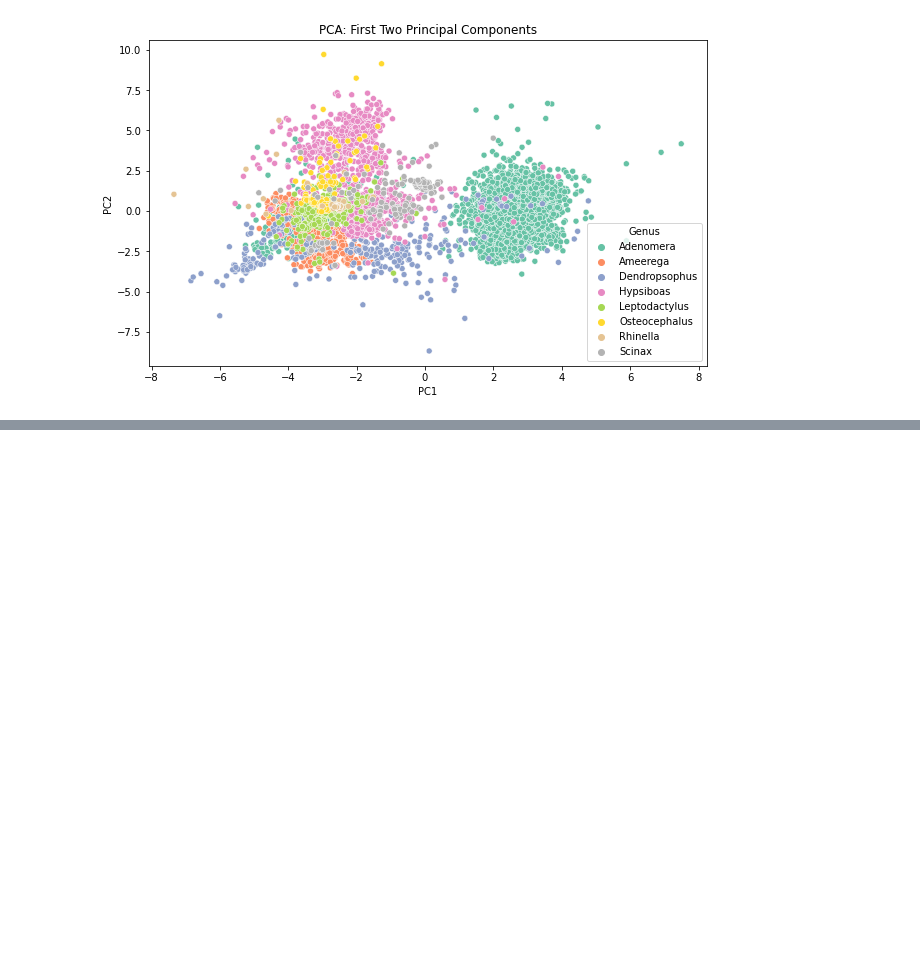
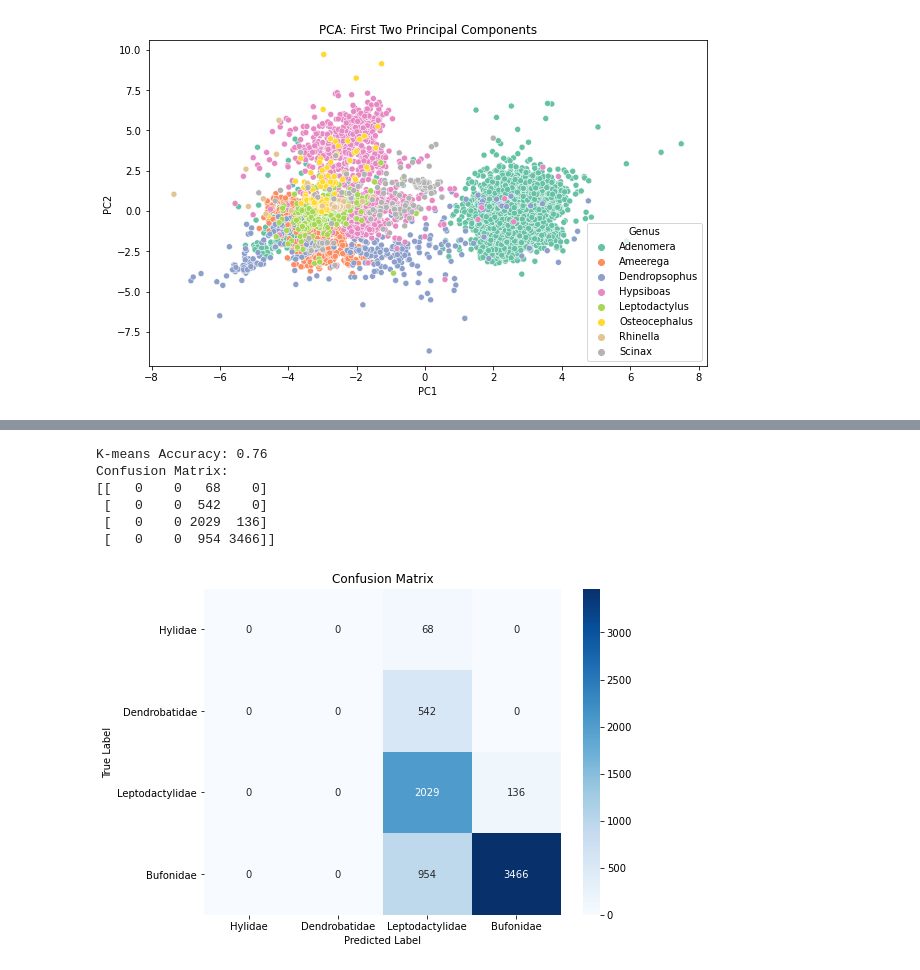
Before and after one commit to loftytopping/DEES_programming_course, a Jupyter notebook: Practical_9.ipynb, the cells around one changed output, grey strips where cells are left out. Saved outputs shown, nothing was run; the diff lists cells and outputs as text; code cells hidden in the pictures; blank space fills up the shorter version.

```diff
--- a/Practical_9.ipynb
+++ b/Practical_9.ipynb
@@ -733,0 +743,71 @@ data_NYC[data_NYC['K-means label']==1]['room_type'].value_counts().plot(kind='ba
+# %%
+from sklearn.preprocessing import StandardScaler
+from sklearn.decomposition import PCA
+from sklearn.cluster import KMeans
+from scipy.stats import mode
+from sklearn.metrics import accuracy_score, confusion_matrix
+import seaborn as sns
+
+# 1) Separate features and target
+features = data_frogs[['MFCCs_ 1', 'MFCCs_ 2', 'MFCCs_ 3', 'MFCCs_ 4', 'MFCCs_ 5', 'MFCCs_ 6',
+       'MFCCs_ 7', 'MFCCs_ 8', 'MFCCs_ 9', 'MFCCs_10', 'MFCCs_11', 'MFCCs_12',
+       'MFCCs_13', 'MFCCs_14', 'MFCCs_15', 'MFCCs_16', 'MFCCs_17', 'MFCCs_18',
+       'MFCCs_19', 'MFCCs_20', 'MFCCs_21', 'MFCCs_22']]
+target = data_frogs['Family']
+
+# Step 2: Standardize the Features
+# Standardize features
+scaler = StandardScaler()
+features_scaled = scaler.fit_transform(features)
+
+# Step 3: Apply dimension reduction
+pca = PCA(n_components=2)
+pca_components = pca.fit_transform(features_scaled)
+
+# Create a new dataframe with the PCA components and target label
+pca_df = pd.DataFrame(data=pca_components, columns=['PC1', 'PC2'])
+pca_df['Family'] = target
+
+# Step 4: Apply K-means Clustering**
+kmeans = KMeans(n_clusters=4, random_state=42)
+clusters = kmeans.fit_predict(pca_components)
+
+# Step 5: Map Clusters to True Labels**
+def map_clusters_to_labels(clusters, true_labels):
+    labels_mapping = {}
+    for cluster in set(clusters):
+        # Find the most common true label in each cluster
+        most_common_label = mode(true_labels[clusters == cluster])[0][0]
+        labels_mapping[cluster] = most_common_label
+    return [labels_mapping[cluster] for cluster in clusters]
+
+# Map clusters to true labels
+predicted_labels = map_clusters_to_labels(clusters, target)
+
+# Step 6: Evaluate Accuracy
+# Calculate accuracy
+accuracy = accuracy_score(target, predicted_labels)
+print(f'K-means Accuracy: {accuracy:.2f}')
+
+# Print confusion matrix
+conf_matrix = confusion_matrix(target, predicted_labels)
+print("Confusion Matrix:")
+print(conf_matrix)
+
+# Plot the confusion matrix as a heatmap
+plt.figure(figsize=(8, 6))
+sns.heatmap(conf_matrix, annot=True, fmt='d', cmap='Blues', xticklabels=set(target), yticklabels=set(target))
+# Rotate the y-axis labels to horizontal
+plt.yticks(rotation=0)
+plt.title('Confusion Matrix')
+plt.xlabel('Predicted Label')
+plt.ylabel('True Label')
+plt.show()
+# %% [output]
+K-means Accuracy: 0.76
+Confusion Matrix:
+[[   0    0   68    0]
+ [   0    0  542    0]
+ [   0    0 2029  136]
+ [   0    0  954 3466]]
+[figure, added]
```
Also changed, not shown: parts of 27 cells of this notebook, 2 other files.
